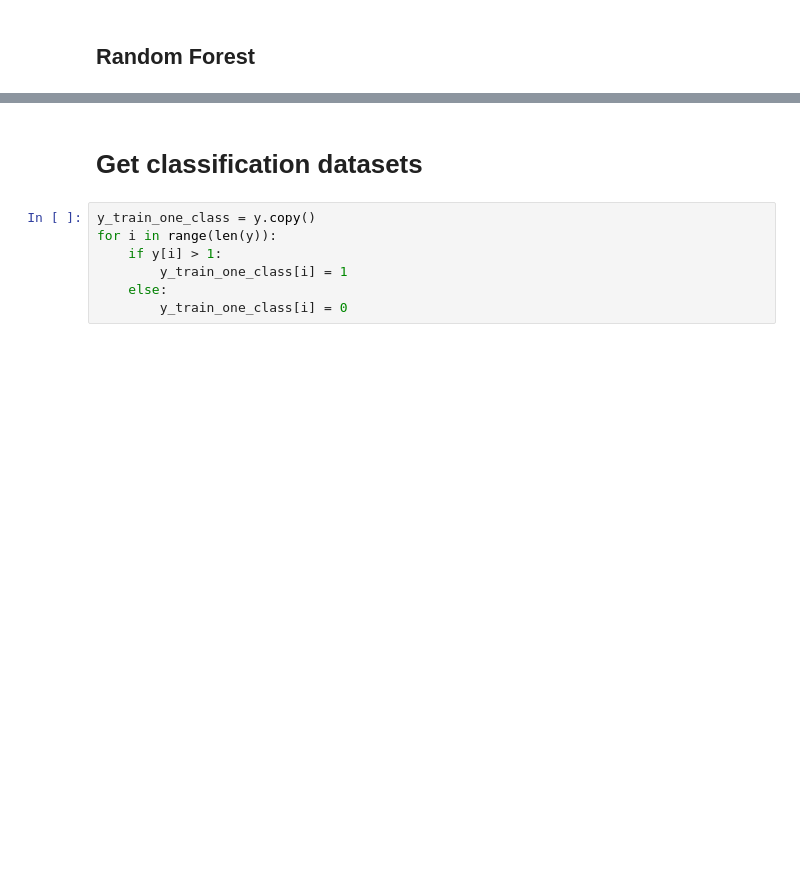
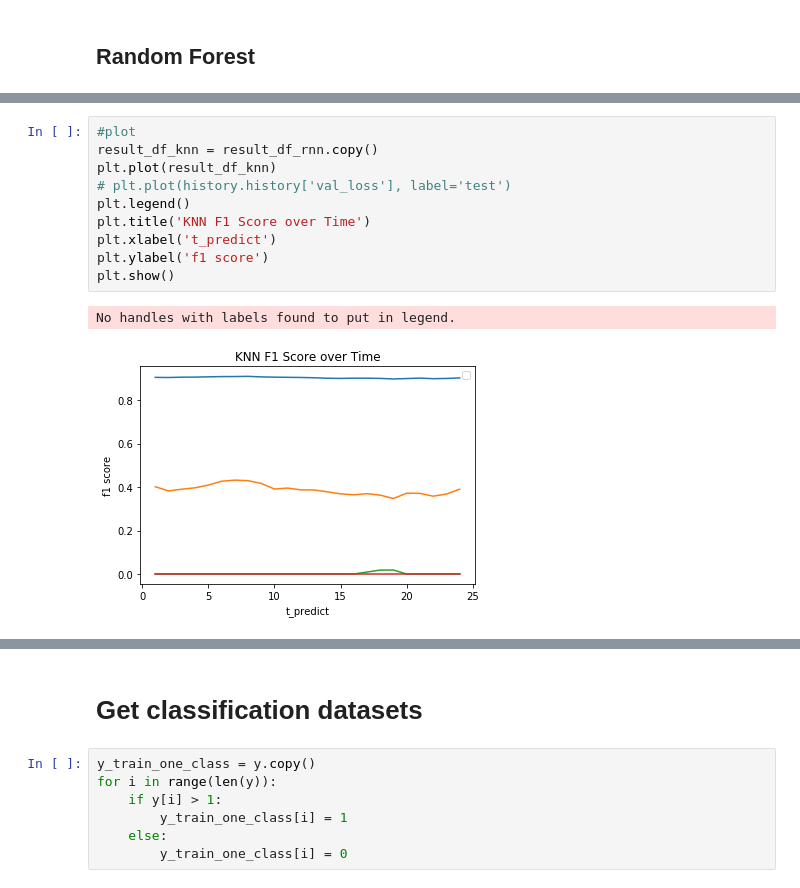
Before and after one commit to leobix/safi, a Jupyter notebook: safi_project_processing-classification.ipynb, the cells around one changed output, grey strips where cells are left out. Saved outputs shown, nothing was run; the diff lists cells and outputs as text; blank space fills up the shorter version.

```diff
--- a/safi_project_processing-classification.ipynb
+++ b/safi_project_processing-classification.ipynb
@@ -267,2 +283,15 @@ print("Accuracy: %.2f%%" % (acc * 100.0))
 # %% [output]
 ModuleNotFoundError: No module named 'xgboost'
+# %%
+#plot
+result_df_knn = result_df_rnn.copy()
+plt.plot(result_df_knn)
+# plt.plot(history.history['val_loss'], label='test')
+plt.legend()
+plt.title('KNN F1 Score over Time')
+plt.xlabel('t_predict')
+plt.ylabel('f1 score')
+plt.show()
+# %% [output]
+No handles with labels found to put in legend.
+[figure, added]
```
Also changed, not shown: parts of 11 cells of this notebook.
